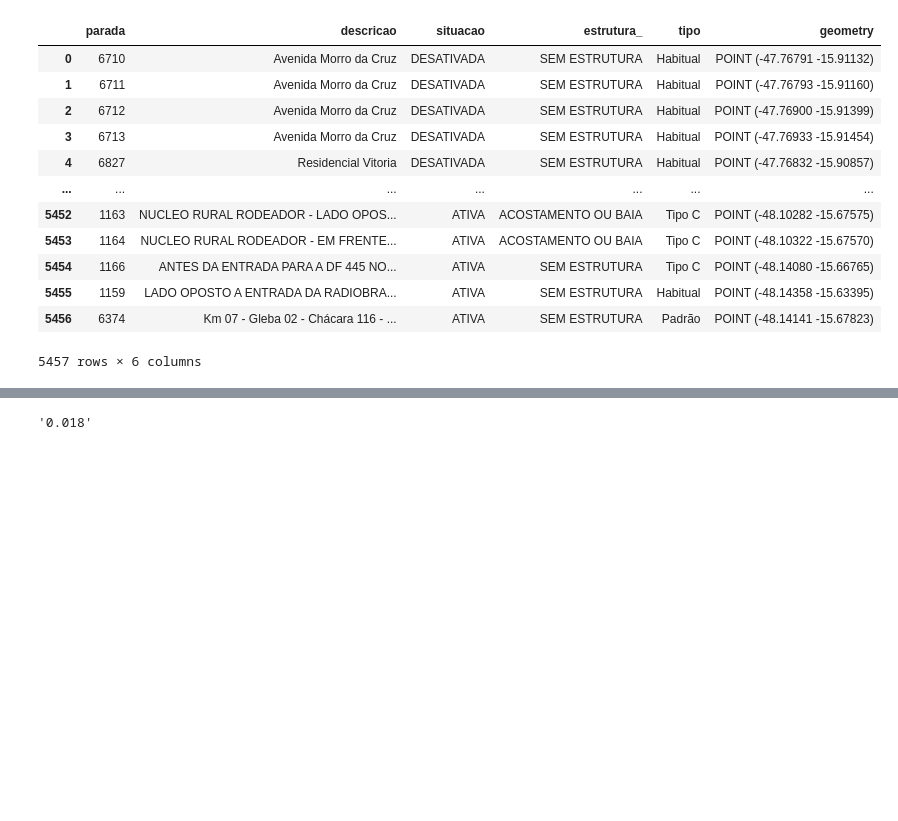
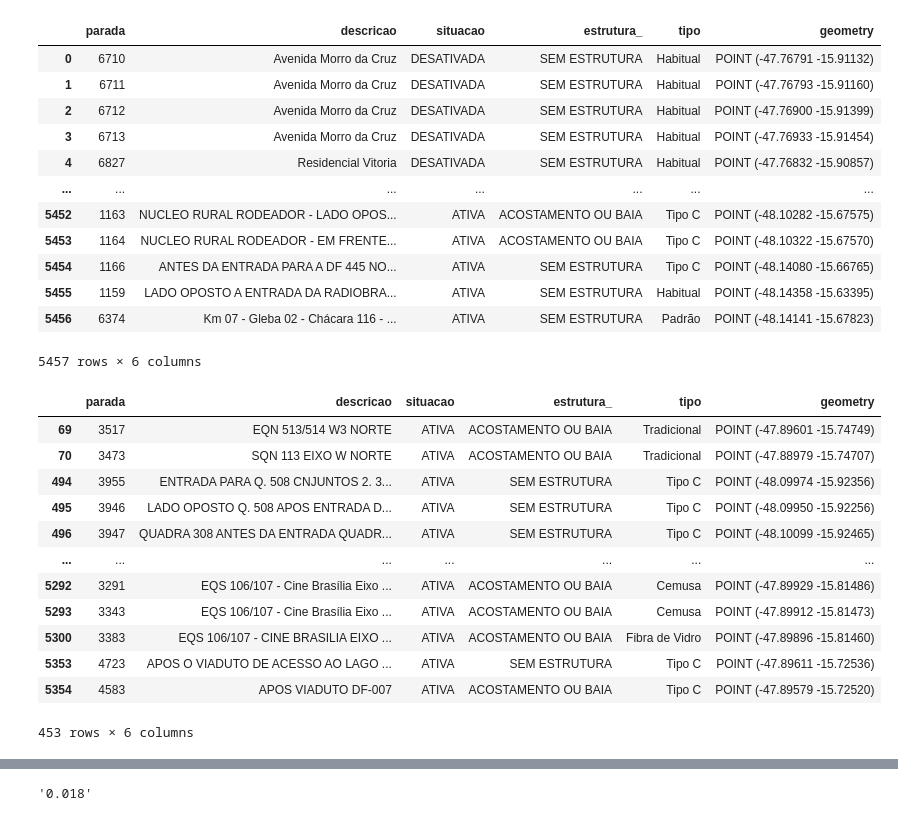
Before and after one commit to ResidenciaTICBrisa/02_RotaOnibus, a Jupyter notebook: docs/Notebooks/testeParadas.ipynb, the cells around one changed output, grey strips where cells are left out. Saved outputs shown, nothing was run; the diff lists cells and outputs as text; code cells hidden in the pictures; blank space fills up the shorter version.

```diff
--- a/docs/Notebooks/testeParadas.ipynb
+++ b/docs/Notebooks/testeParadas.ipynb
@@ -138,7 +138,7 @@ m
 # %%
 # Verificando paradas proximas a linestring
 
-paradas = gpd.read_file("../Estudos/datasets/movi/data/paradas.shp")
+paradas = gpd.read_file("../databases/paradas/paradas.shp")
 paradas.tail(5)
 # %% [output]
 |  | parada | descricao | situacao | estrutura_ | tipo | geometry |
@@ -180,31 +180,45 @@ linestring = linestringRecanto.geometry.iloc[0]
 paradas_encontradas = []
 
 # Conjunto para armazenar os números das paradas encontradas
 numeros_paradas_encontradas = set()
 
 # Função para aproximar as coordenadas para 2 casas decimais
 def aproximar_coordenadas(coord):
     return round(coord, 2)
 
 # Iterar sobre os pontos de paradas e verificar se estão contidos na Linestring
 for idx, ponto_parada in paradas.iterrows():
     numero_parada = ponto_parada["parada"]
     ponto = ponto_parada["geometry"]
     ponto_aproximado = Point(aproximar_coordenadas(ponto.x), aproximar_coordenadas(ponto.y))
     linestring_aproximada = LineString([Point(aproximar_coordenadas(x), aproximar_coordenadas(y)) for x, y in linestring.coords])
     if linestring_aproximada.contains(ponto_aproximado) and numero_parada not in numeros_paradas_encontradas:
         paradas_encontradas.append(ponto_parada)
         numeros_paradas_encontradas.add(numero_parada)
 
 # Criar um novo GeoDataFrame com as paradas encontradas
 gdf_paradas_encontradas = gpd.GeoDataFrame(paradas_encontradas, crs='EPSG:4326')
-
+display(gdf_paradas_encontradas)
 # Plotar as paradas de ônibus no mapa com o Folium
 m = folium.Map(location=[-15.76050, -47.78134], zoom_start=10)
 
 for idx, ponto_parada in gdf_paradas_encontradas.iterrows():
     lat, lon = ponto_parada["geometry"].y, ponto_parada["geometry"].x
     folium.Marker([lat, lon], popup=ponto_parada['descricao']).add_to(m)
 
 # Mostrar o mapa com as paradas de ônibus
 m.save('mapa_paradas_onibus.html')
+# %% [output]
+|  | parada | descricao | situacao | estrutura_ | tipo | geometry |
+| 69 | 3517 | EQN 513/514 W3 NORTE | ATIVA | ACOSTAMENTO OU BAIA | Tradicional | POINT (-47.89601 -15.74749) |
+| 70 | 3473 | SQN 113 EIXO W NORTE | ATIVA | ACOSTAMENTO OU BAIA | Tradicional | POINT (-47.88979 -15.74707) |
+| 494 | 3955 | ENTRADA PARA Q. 508 CNJUNTOS 2. 3... | ATIVA | SEM ESTRUTURA | Tipo C | POINT (-48.09974 -15.92356) |
+| 495 | 3946 | LADO OPOSTO Q. 508 APOS ENTRADA D... | ATIVA | SEM ESTRUTURA | Tipo C | POINT (-48.09950 -15.92256) |
+| 496 | 3947 | QUADRA 308 ANTES DA ENTRADA QUADR... | ATIVA | SEM ESTRUTURA | Tipo C | POINT (-48.10099 -15.92465) |
+| ... | ... | ... | ... | ... | ... | ... |
+| 5292 | 3291 | EQS 106/107 - Cine Brasília Eixo ... | ATIVA | ACOSTAMENTO OU BAIA | Cemusa | POINT (-47.89929 -15.81486) |
+| 5293 | 3343 | EQS 106/107 - Cine Brasília Eixo ... | ATIVA | ACOSTAMENTO OU BAIA | Cemusa | POINT (-47.89912 -15.81473) |
+| 5300 | 3383 | EQS 106/107 - CINE BRASILIA EIXO ... | ATIVA | ACOSTAMENTO OU BAIA | Fibra de Vidro | POINT (-47.89896 -15.81460) |
+| 5353 | 4723 | APOS O VIADUTO DE ACESSO AO LAGO ... | ATIVA | SEM ESTRUTURA | Tipo C | POINT (-47.89611 -15.72536) |
+| 5354 | 4583 | APOS VIADUTO DF-007 | ATIVA | ACOSTAMENTO OU BAIA | Tipo C | POINT (-47.89579 -15.72520) |
+453 rows × 6 columns
```
Also changed, not shown: parts of 5 cells of this notebook, 4 other files.
